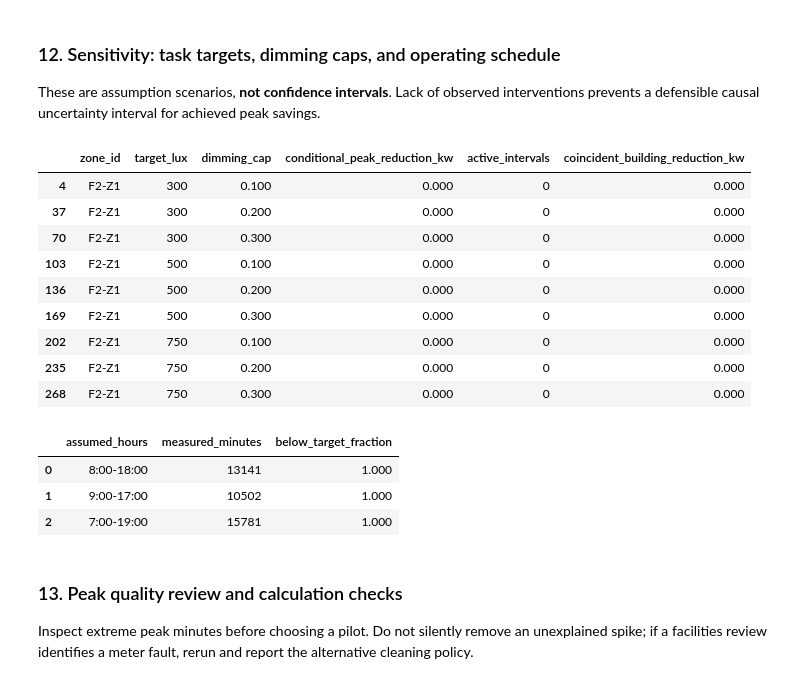
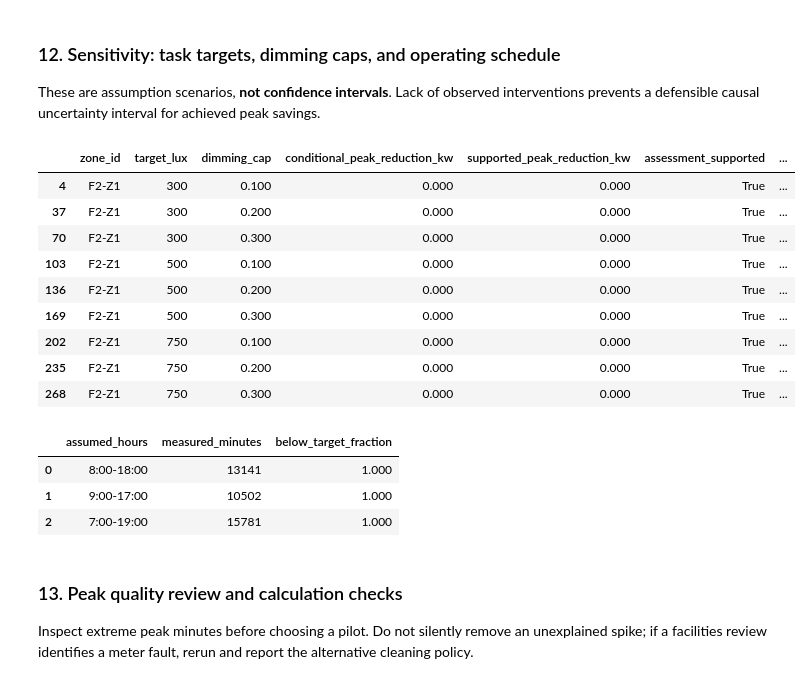
Before and after one commit to xiangyingg/IS4001-Smart-Building-Analytics, a Jupyter notebook: SBA_Kaggle_Dataset/Light/SBA_Peak_Demand_Lighting_EDA.ipynb, the cells around one changed output. Cells and saved outputs as stored; diff of their text form; code cells hidden in the pictures.

```diff
--- a/SBA_Kaggle_Dataset/Light/SBA_Peak_Demand_Lighting_EDA.ipynb
+++ b/SBA_Kaggle_Dataset/Light/SBA_Peak_Demand_Lighting_EDA.ipynb
@@ -71,7 +73,7 @@ plt.rcParams.update({'figure.dpi': 110, 'axes.spines.top': False,
                      'axes.spines.right': False, 'axes.grid': True, 'grid.alpha': .18})
 BLUE, GOLD, GREY = '#3274A1', '#D5A036', '#555555'
 INTERVAL_MINUTES = 15
-MIN_COVERAGE = .90  # >=14/15 minutes for EDA; 15/15 for control actions
+MIN_COVERAGE = 1.00  # all 15 minutes for baseline and control calculations
 PILOT_FLOOR = 2
 TRAIN_START, TRAIN_END = '2019-03-06', '2019-04-01'
 TEST_START, TEST_END = '2019-04-01', '2019-05-01'
@@ -91,7 +93,7 @@ def find_dataset(start=None):
         for candidate in [parent / 'SBA_Kaggle_Dataset', parent]:
             if (candidate / 'data').is_dir() and list((candidate / 'data').glob('*Floor*.csv')):
                 return candidate
-    raise FileNotFoundError('Run from the repository or SBA_Kaggle_Dataset/deliverables.')
+    raise FileNotFoundError('Run from the repository or SBA_Kaggle_Dataset/Light.')
 # %% [markdown]
 #### `parse_dates`
 # %%
@@ -426,7 +451,7 @@ of conflicting duplicate readings. Hardware-range violations become missing and
 # %%
 DATASET = find_dataset()
 DATA_DIR = DATASET / 'data'
-OUT = DATASET / 'deliverables' / 'Light' / 'outputs'
+OUT = DATASET / 'Light' / 'outputs' / 'focused_april'
 OUT.mkdir(parents=True, exist_ok=True)
 files = sorted(DATA_DIR.glob('*Floor*.csv'))
 inventory = pd.DataFrame([{'file': p.name, 'MiB': p.stat().st_size/2**20,
@@ -796,36 +823,38 @@ prevents a defensible causal uncertainty interval for achieved peak savings.
 # %%
 sensitivity_rows = []
 for target in [300, 500, 750]:
     for cap in [.10, .20, .30]:
         table, trace = screen_scenario(panel, target, LUX_MARGIN, cap,
                                       TRAIN_START, TRAIN_END, TEST_START, TEST_END, PEAK_QUANTILE)
         _, simultaneous = coincident_demand(trace, sorted(panel.zone_id.unique()), expected_test_intervals)
         for row in table.itertuples():
             sensitivity_rows.append({'zone_id':row.zone_id,'target_lux':target,'dimming_cap':cap,
                 'conditional_peak_reduction_kw':row.conditional_peak_reduction_kw,
+                'supported_peak_reduction_kw':row.supported_peak_reduction_kw,
+                'assessment_supported':row.assessment_supported,
                 'active_intervals':row.active_intervals,
                 'coincident_building_reduction_kw':simultaneous.get('conditional_coincident_reduction_kw', np.nan)})
 sensitivity = pd.DataFrame(sensitivity_rows)
 sensitivity.to_csv(OUT / 'sensitivity.csv', index=False)
 display(sensitivity.loc[sensitivity.zone_id.eq(PILOT_ZONE)])
 # Schedule sensitivity affects EDA comfort-risk denominator only; no occupancy is inferred.
 schedule_rows = []
 for start_hour, end_hour in [(8,18),(9,17),(7,19)]:
     lux = raw_zone.loc[operating_mask(raw_zone.index,start_hour,end_hour), 'lux'].dropna()
     schedule_rows.append({'assumed_hours':f'{start_hour}:00-{end_hour}:00',
                           'measured_minutes':len(lux),'below_target_fraction':lux.lt(COMFORT_LUX).mean()})
 display(pd.DataFrame(schedule_rows))
 # %% [output]
-|  | zone_id | target_lux | dimming_cap | conditional_peak_reduction_kw | active_intervals | coincident_building_reduction_kw |
-| 4 | F2-Z1 | 300 | 0.100 | 0.000 | 0 | 0.000 |
-| 37 | F2-Z1 | 300 | 0.200 | 0.000 | 0 | 0.000 |
-| 70 | F2-Z1 | 300 | 0.300 | 0.000 | 0 | 0.000 |
-| 103 | F2-Z1 | 500 | 0.100 | 0.000 | 0 | 0.000 |
-| 136 | F2-Z1 | 500 | 0.200 | 0.000 | 0 | 0.000 |
-| 169 | F2-Z1 | 500 | 0.300 | 0.000 | 0 | 0.000 |
-| 202 | F2-Z1 | 750 | 0.100 | 0.000 | 0 | 0.000 |
-| 235 | F2-Z1 | 750 | 0.200 | 0.000 | 0 | 0.000 |
-| 268 | F2-Z1 | 750 | 0.300 | 0.000 | 0 | 0.000 |
+|  | zone_id | target_lux | dimming_cap | conditional_peak_reduction_kw | supported_peak_reduction_kw | assessment_supported | ... |
+| 4 | F2-Z1 | 300 | 0.100 | 0.000 | 0.000 | True | ... |
+| 37 | F2-Z1 | 300 | 0.200 | 0.000 | 0.000 | True | ... |
+| 70 | F2-Z1 | 300 | 0.300 | 0.000 | 0.000 | True | ... |
+| 103 | F2-Z1 | 500 | 0.100 | 0.000 | 0.000 | True | ... |
+| 136 | F2-Z1 | 500 | 0.200 | 0.000 | 0.000 | True | ... |
+| 169 | F2-Z1 | 500 | 0.300 | 0.000 | 0.000 | True | ... |
+| 202 | F2-Z1 | 750 | 0.100 | 0.000 | 0.000 | True | ... |
+| 235 | F2-Z1 | 750 | 0.200 | 0.000 | 0.000 | True | ... |
+| 268 | F2-Z1 | 750 | 0.300 | 0.000 | 0.000 | True | ... |
 |  | assumed_hours | measured_minutes | below_target_fraction |
 | 0 | 8:00-18:00 | 13141 | 1.000 |
 | 1 | 9:00-17:00 | 10502 | 1.000 |
```
Also changed, not shown: parts of 10 cells of this notebook, 44 other files.
